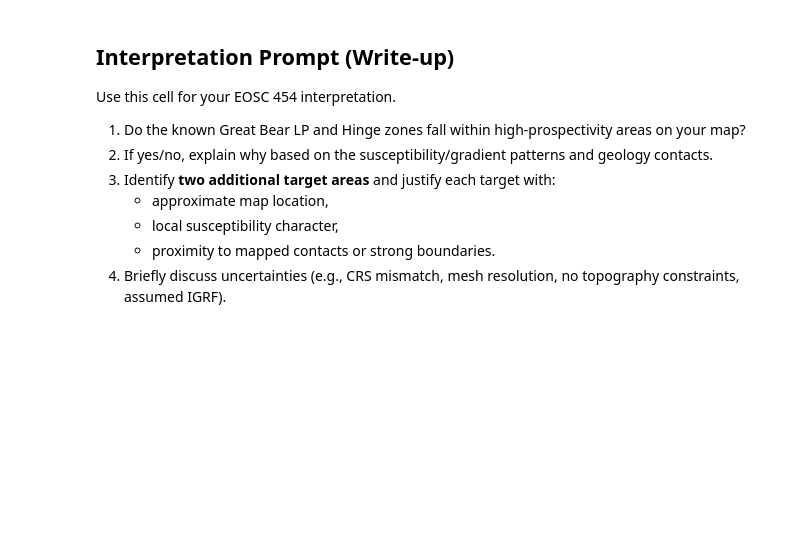
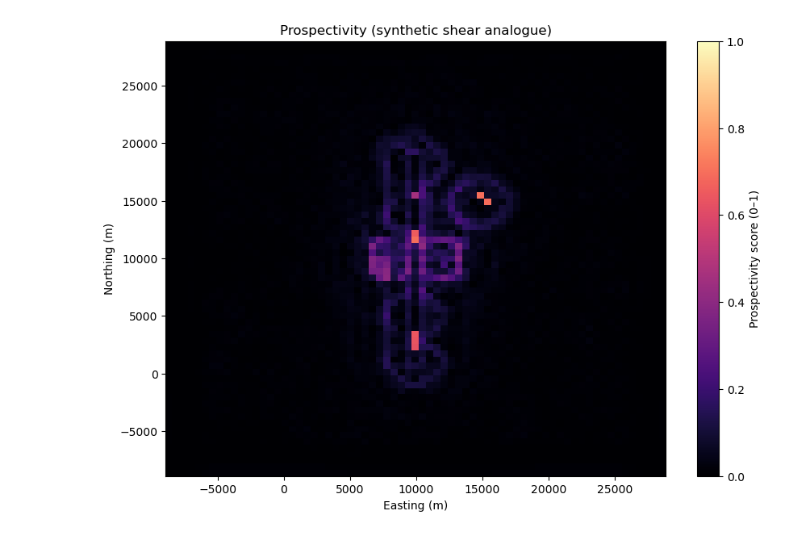
Before and after one commit to ShawnGabriel/Magnetic-Susceptibility-Inversion, a Jupyter notebook: notebooks/03_prospectivity.ipynb, the cells around one changed output. Saved outputs shown, nothing was run; the diff lists cells and outputs as text; code cells hidden in the pictures; blank space fills up the shorter version.

```diff
--- a/notebooks/03_prospectivity.ipynb
+++ b/notebooks/03_prospectivity.ipynb
@@ -123,16 +81,5 @@ print(f"Clipped geology features: {len(geology_gdf)}")
 # %%
-# 3) Compute and plot prospectivity score map.
-score_map = prospectivity_score(
-    susc_map=susc_map,
-    x=x_map,
-    y=y_map,
-    low_susc_threshold=0.001,
-)
-
-plot_prospectivity(
-    score_map=score_map,
-    x=x_map,
-    y=y_map,
-    deposit_points=None,
-    title="Gold Prospectivity Score Map",
-)
+score = prospectivity_score(susc_map, x_map, y_map, low_susc_threshold=0.008)
+plot_prospectivity(score, x_map, y_map, deposit_points=None, title="Prospectivity (synthetic shear analogue)")
+# %% [output]
+[figure, added]
@@ -160,12 +85,0 @@ print(
-# %% [markdown]
-## Interpretation Prompt (Write-up)
-
-Use this cell for your EOSC 454 interpretation.
-
-1. Do the known Great Bear LP and Hinge zones fall within high-prospectivity areas on your map?
-2. If yes/no, explain why based on the susceptibility/gradient patterns and geology contacts.
-3. Identify **two additional target areas** and justify each target with:
-   - approximate map location,
-   - local susceptibility character,
-   - proximity to mapped contacts or strong boundaries.
-4. Briefly discuss uncertainties (e.g., CRS mismatch, mesh resolution, no topography constraints, assumed IGRF).
```
Also changed, not shown: parts of 10 cells of this notebook, 13 other files.
